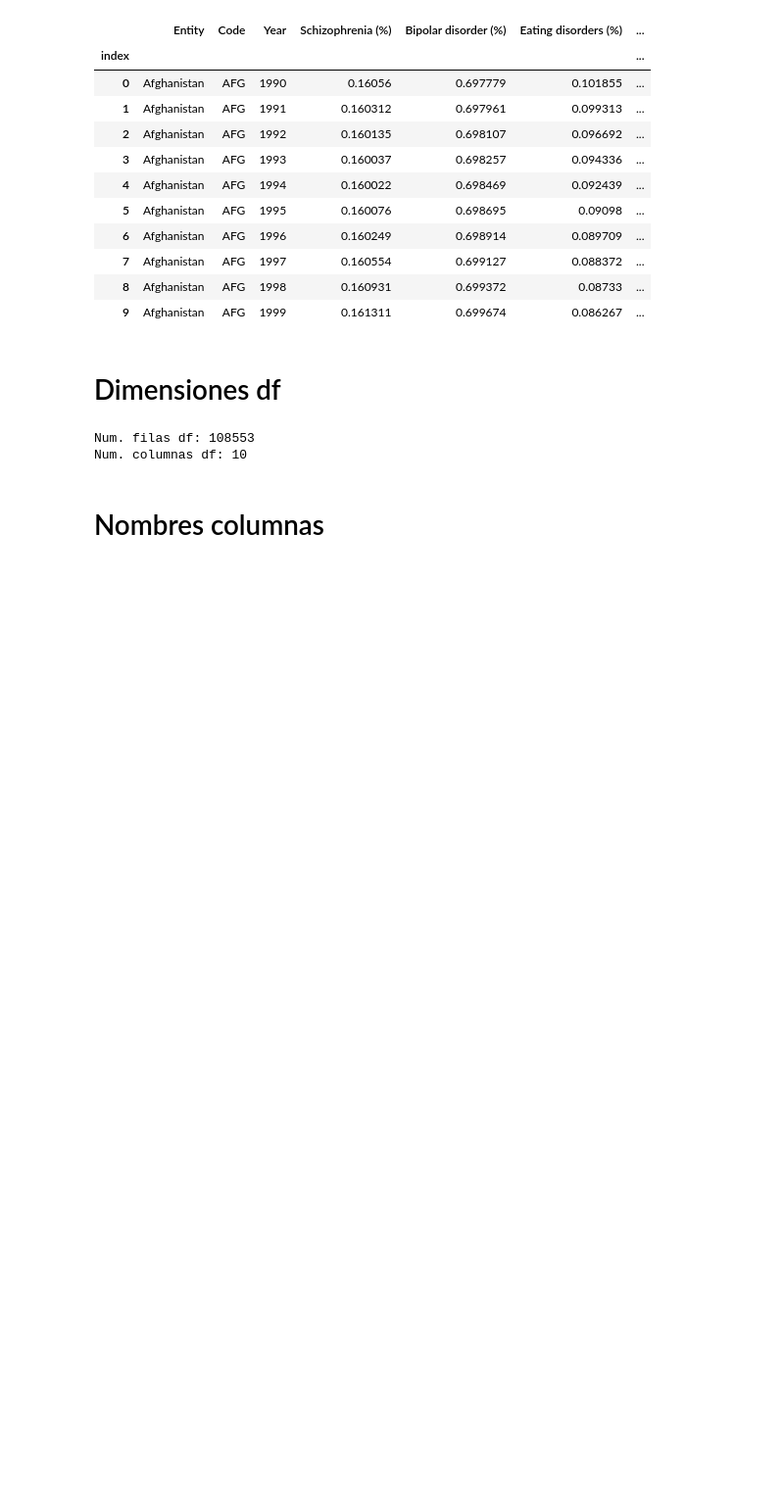
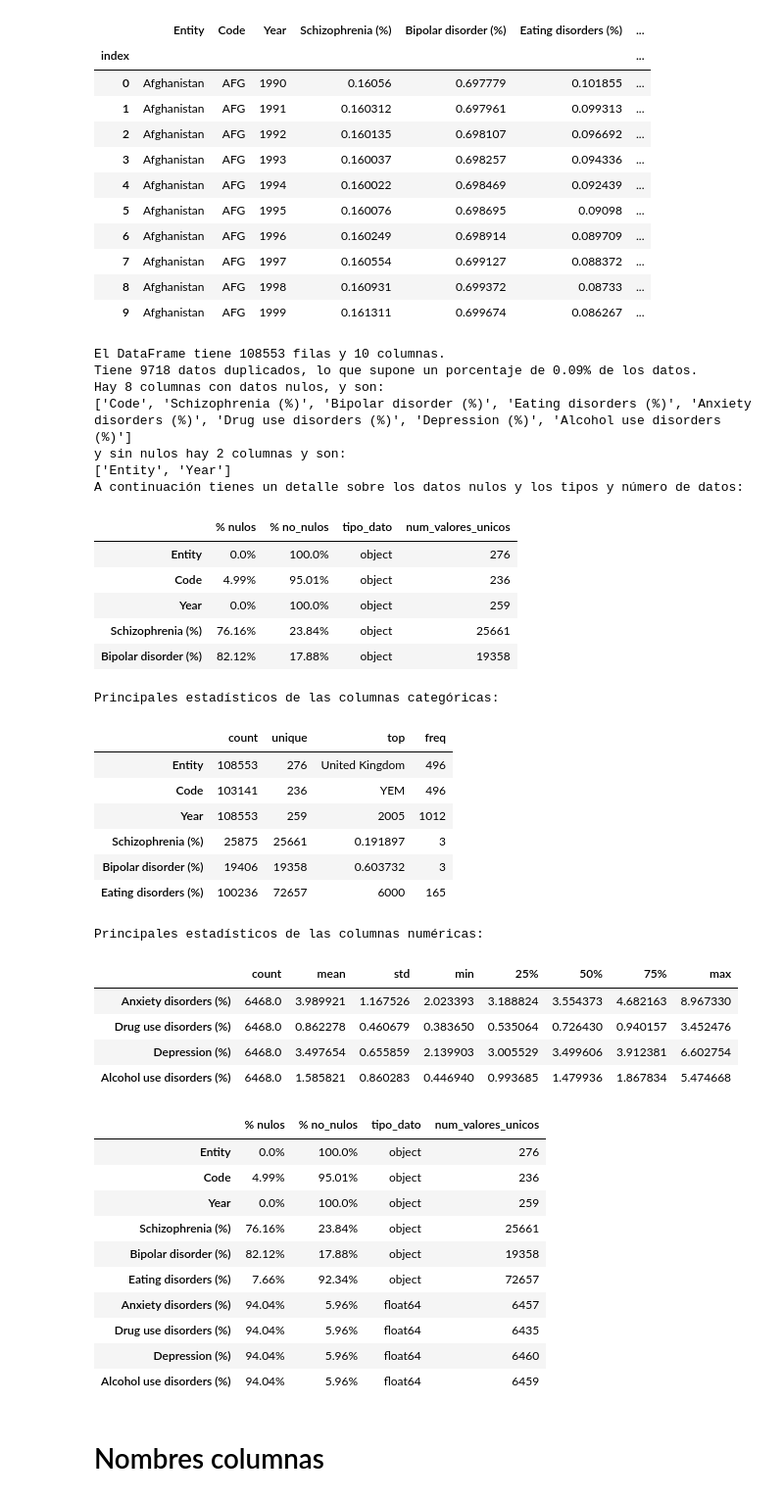
Before and after one commit to mpenacasares/pair-programming-modulo-4-tableau, a Jupyter notebook: EDA.ipynb, the cells around one changed output. Shown at 98% size. Cells and saved outputs as stored; diff of their text form; code cells hidden in the pictures; blank space fills up the shorter version.

```diff
--- a/EDA.ipynb
+++ b/EDA.ipynb
@@ -51,14 +51,67 @@ display(df.head(10))
 | 7 | Afghanistan | AFG | 1997 | 0.160554 | 0.699127 | 0.088372 | ... |
 | 8 | Afghanistan | AFG | 1998 | 0.160931 | 0.699372 | 0.08733 | ... |
 | 9 | Afghanistan | AFG | 1999 | 0.161311 | 0.699674 | 0.086267 | ... |
-# %% [markdown]
-# Dimensiones df
-# %%
-print(f'Num. filas df: {df.shape[0]}')
-print(f'Num. columnas df: {df.shape[1]}')
-# %% [output]
-Num. filas df: 108553
-Num. columnas df: 10
+# %%
+def exploracion(df):
+    df_info = pd.DataFrame()
+    df_info["% nulos"] = round(df.isna().sum()/df.shape[0]*100, 2).astype(str)+"%"
+    df_info["% no_nulos"] = round(df.notna().sum()/df.shape[0]*100, 2).astype(str)+"%"
+    df_info["tipo_dato"] = df.dtypes
+    df_info["num_valores_unicos"] = df.nunique()
+    print(f"""El DataFrame tiene {df.shape[0]} filas y {df.shape[1]} columnas.
+Tiene {df.duplicated().sum()} datos duplicados, lo que supone un porcentaje de {round(df.duplicated().sum()/df.shape[0], 2)}% de los datos.
+Hay {len(list(df_info[(df_info["% nulos"] != "0.0%")].index))} columnas con datos nulos, y son:
+{list(df_info[(df_info["% nulos"] != "0.0%")].index)}
+y sin nulos hay {len(list(df_info[(df_info["% nulos"] == "0.0%")].index))} columnas y son:
+{list(df_info[(df_info["% nulos"] == "0.0%")].index)}
+A continuación tienes un detalle sobre los datos nulos y los tipos y número de datos:""")
+    display(df_info.head())
+    print("Principales estadísticos de las columnas categóricas:")
+    display(df.describe(include="O").T)
+    print("Principales estadísticos de las columnas numéricas:")
+    display(df.describe(exclude="O").T)
+    return df_info
+# %%
+exploracion(df)
+# %% [output]
+El DataFrame tiene 108553 filas y 10 columnas.
+Tiene 9718 datos duplicados, lo que supone un porcentaje de 0.09% de los datos.
+Hay 8 columnas con datos nulos, y son:
+['Code', 'Schizophrenia (%)', 'Bipolar disorder (%)', 'Eating disorders (%)', 'Anxiety disorders (%)', 'Drug use disorders (%)', 'Depression (%)', 'Alcohol use disorders (%)']
+y sin nulos hay 2 columnas y son:
+['Entity', 'Year']
+A continuación tienes un detalle sobre los datos nulos y los tipos y número de datos:
+|  | % nulos | % no_nulos | tipo_dato | num_valores_unicos |
+| Entity | 0.0% | 100.0% | object | 276 |
+| Code | 4.99% | 95.01% | object | 236 |
+| Year | 0.0% | 100.0% | object | 259 |
+| Schizophrenia (%) | 76.16% | 23.84% | object | 25661 |
+| Bipolar disorder (%) | 82.12% | 17.88% | object | 19358 |
+Principales estadísticos de las columnas categóricas:
+|  | count | unique | top | freq |
+| Entity | 108553 | 276 | United Kingdom | 496 |
+| Code | 103141 | 236 | YEM | 496 |
+| Year | 108553 | 259 | 2005 | 1012 |
+| Schizophrenia (%) | 25875 | 25661 | 0.191897 | 3 |
+| Bipolar disorder (%) | 19406 | 19358 | 0.603732 | 3 |
+| Eating disorders (%) | 100236 | 72657 | 6000 | 165 |
+Principales estadísticos de las columnas numéricas:
+|  | count | mean | std | min | 25% | 50% | 75% | max |
+| Anxiety disorders (%) | 6468.0 | 3.989921 | 1.167526 | 2.023393 | 3.188824 | 3.554373 | 4.682163 | 8.967330 |
+| Drug use disorders (%) | 6468.0 | 0.862278 | 0.460679 | 0.383650 | 0.535064 | 0.726430 | 0.940157 | 3.452476 |
+| Depression (%) | 6468.0 | 3.497654 | 0.655859 | 2.139903 | 3.005529 | 3.499606 | 3.912381 | 6.602754 |
+| Alcohol use disorders (%) | 6468.0 | 1.585821 | 0.860283 | 0.446940 | 0.993685 | 1.479936 | 1.867834 | 5.474668 |
+|  | % nulos | % no_nulos | tipo_dato | num_valores_unicos |
+| Entity | 0.0% | 100.0% | object | 276 |
+| Code | 4.99% | 95.01% | object | 236 |
+| Year | 0.0% | 100.0% | object | 259 |
+| Schizophrenia (%) | 76.16% | 23.84% | object | 25661 |
+| Bipolar disorder (%) | 82.12% | 17.88% | object | 19358 |
+| Eating disorders (%) | 7.66% | 92.34% | object | 72657 |
+| Anxiety disorders (%) | 94.04% | 5.96% | float64 | 6457 |
+| Drug use disorders (%) | 94.04% | 5.96% | float64 | 6435 |
+| Depression (%) | 94.04% | 5.96% | float64 | 6460 |
+| Alcohol use disorders (%) | 94.04% | 5.96% | float64 | 6459 |
 # %% [markdown]
 # Nombres columnas
 # %%
```
Also changed, not shown: parts of 9 cells of this notebook.
